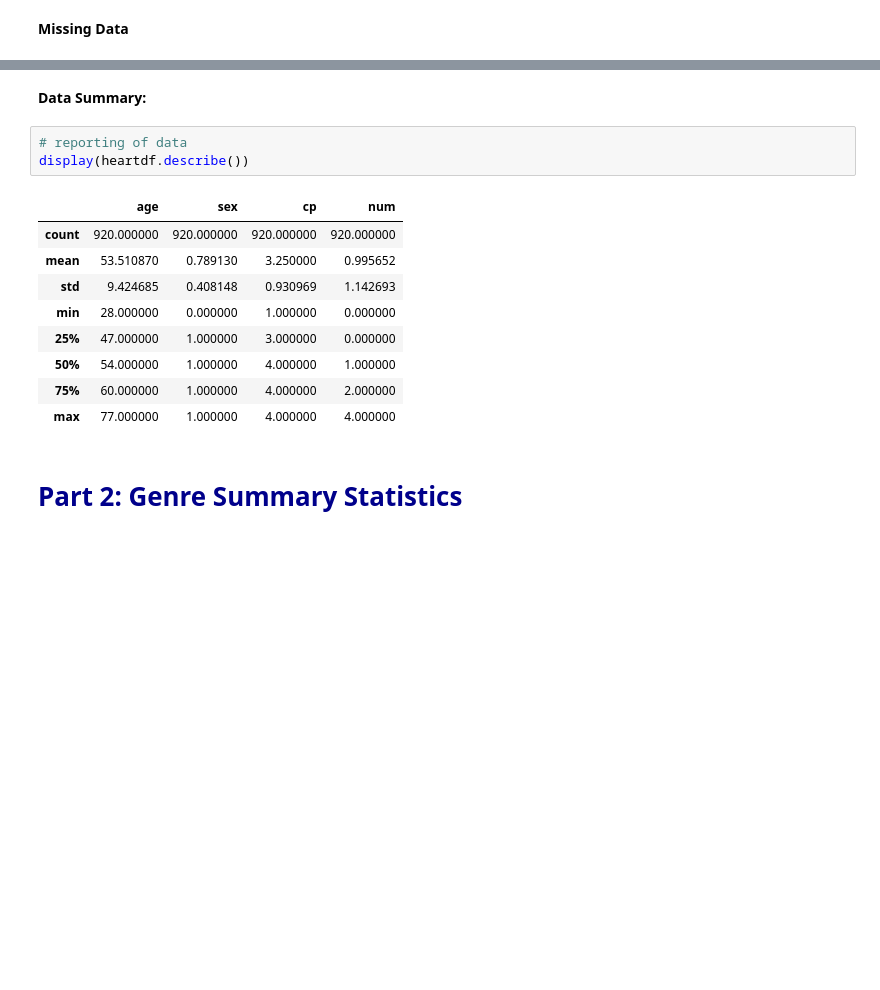
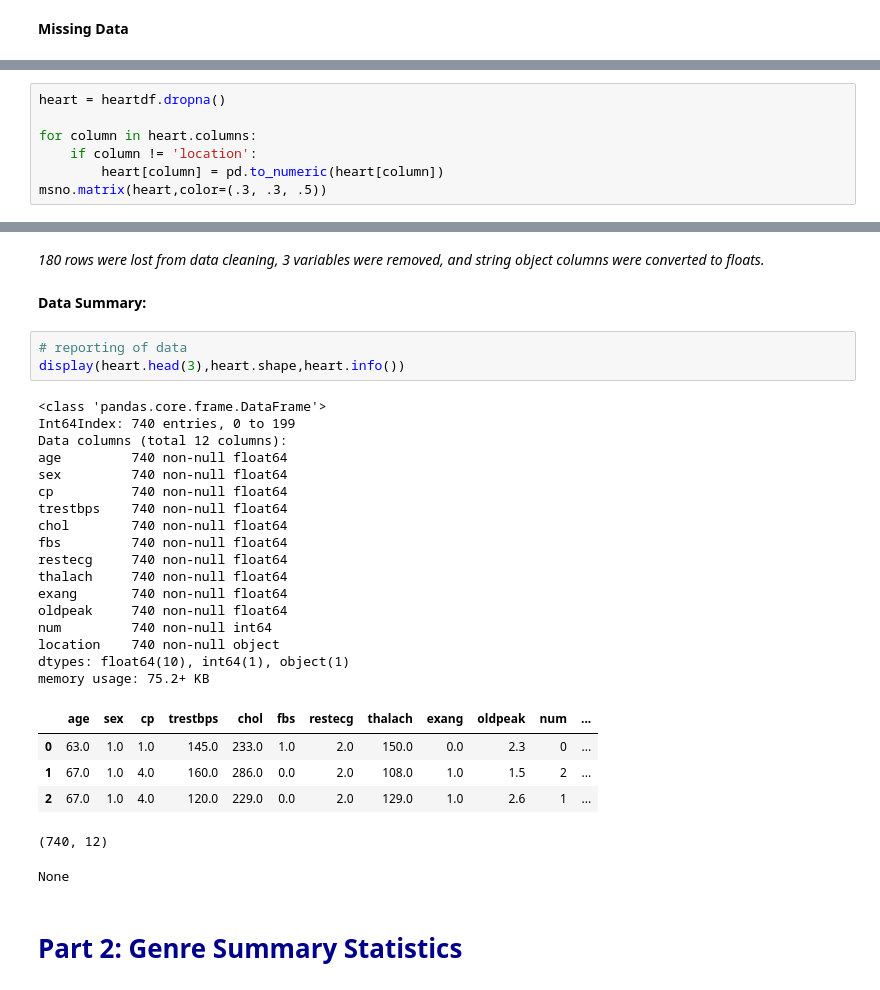
Before and after one commit to kimrharper/thinkful, a Jupyter notebook: unit1/unit1-Capstone.ipynb, the cells around one changed output, grey strips where cells are left out. Saved outputs shown, nothing was run; the diff lists cells and outputs as text; blank space fills up the shorter version.

```diff
--- a/unit1/unit1-Capstone.ipynb
+++ b/unit1/unit1-Capstone.ipynb
@@ -125,0 +136,7 @@ msno.matrix(heartdf,color=(.3, .3, .5))
+# %%
+heart = heartdf.dropna()
+
+for column in heart.columns:
+    if column != 'location':
+        heart[column] = pd.to_numeric(heart[column])
+msno.matrix(heart,color=(.3, .3, .5))
@@ -126,18 +146,34 @@ msno.matrix(heartdf,color=(.3, .3, .5))
+# %% [markdown]
+_180 rows were lost from data cleaning, 3 variables were removed, and string object columns were converted to floats._
 # %% [markdown]
 __Data Summary:__
 # %%
 # reporting of data
-display(heartdf.describe())
+display(heart.head(3),heart.shape,heart.info())
 # %% [output]
+<class 'pandas.core.frame.DataFrame'>
+Int64Index: 740 entries, 0 to 199
+Data columns (total 12 columns):
+age         740 non-null float64
+sex         740 non-null float64
+cp          740 non-null float64
+trestbps    740 non-null float64
+chol        740 non-null float64
+fbs         740 non-null float64
+restecg     740 non-null float64
+thalach     740 non-null float64
+exang       740 non-null float64
+oldpeak     740 non-null float64
+num         740 non-null int64
+location    740 non-null object
+dtypes: float64(10), int64(1), object(1)
+memory usage: 75.2+ KB
-|  | age | sex | cp | num |
-| count | 920.000000 | 920.000000 | 920.000000 | 920.000000 |
-| mean | 53.510870 | 0.789130 | 3.250000 | 0.995652 |
-| std | 9.424685 | 0.408148 | 0.930969 | 1.142693 |
-| min | 28.000000 | 0.000000 | 1.000000 | 0.000000 |
-| 25% | 47.000000 | 1.000000 | 3.000000 | 0.000000 |
-| 50% | 54.000000 | 1.000000 | 4.000000 | 1.000000 |
-| 75% | 60.000000 | 1.000000 | 4.000000 | 2.000000 |
-| max | 77.000000 | 1.000000 | 4.000000 | 4.000000 |
+|  | age | sex | cp | trestbps | chol | fbs | restecg | thalach | exang | oldpeak | num | ... |
+| 0 | 63.0 | 1.0 | 1.0 | 145.0 | 233.0 | 1.0 | 2.0 | 150.0 | 0.0 | 2.3 | 0 | ... |
+| 1 | 67.0 | 1.0 | 4.0 | 160.0 | 286.0 | 0.0 | 2.0 | 108.0 | 1.0 | 1.5 | 2 | ... |
+| 2 | 67.0 | 1.0 | 4.0 | 120.0 | 229.0 | 0.0 | 2.0 | 129.0 | 1.0 | 2.6 | 1 | ... |
+(740, 12)
+None
 # %% [markdown]
 #  <span style="color:darkblue">Part 2: Genre Summary Statistics</span>
 # %% [markdown]
```
Also changed, not shown: parts of 44 cells of this notebook, 3 other files.
